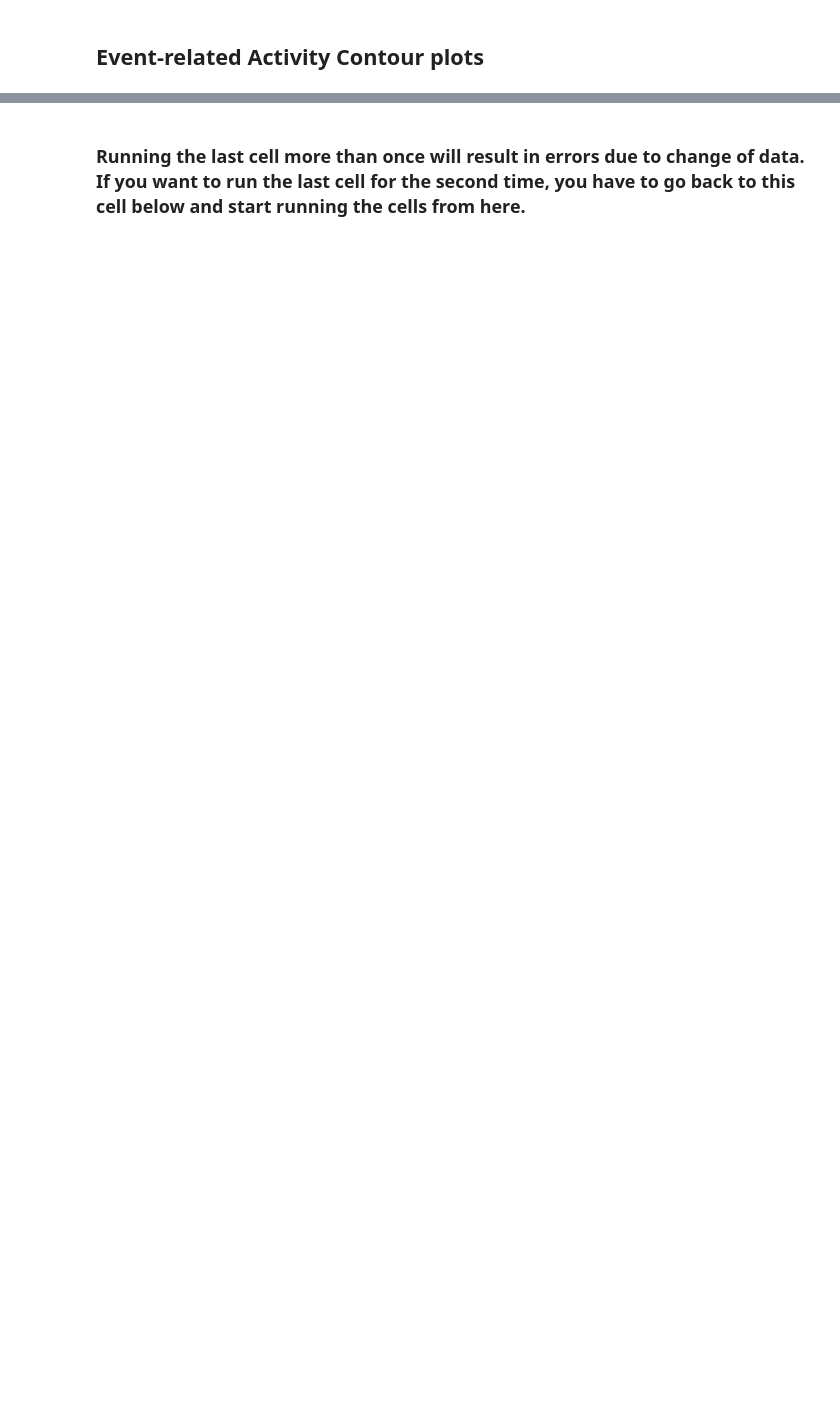
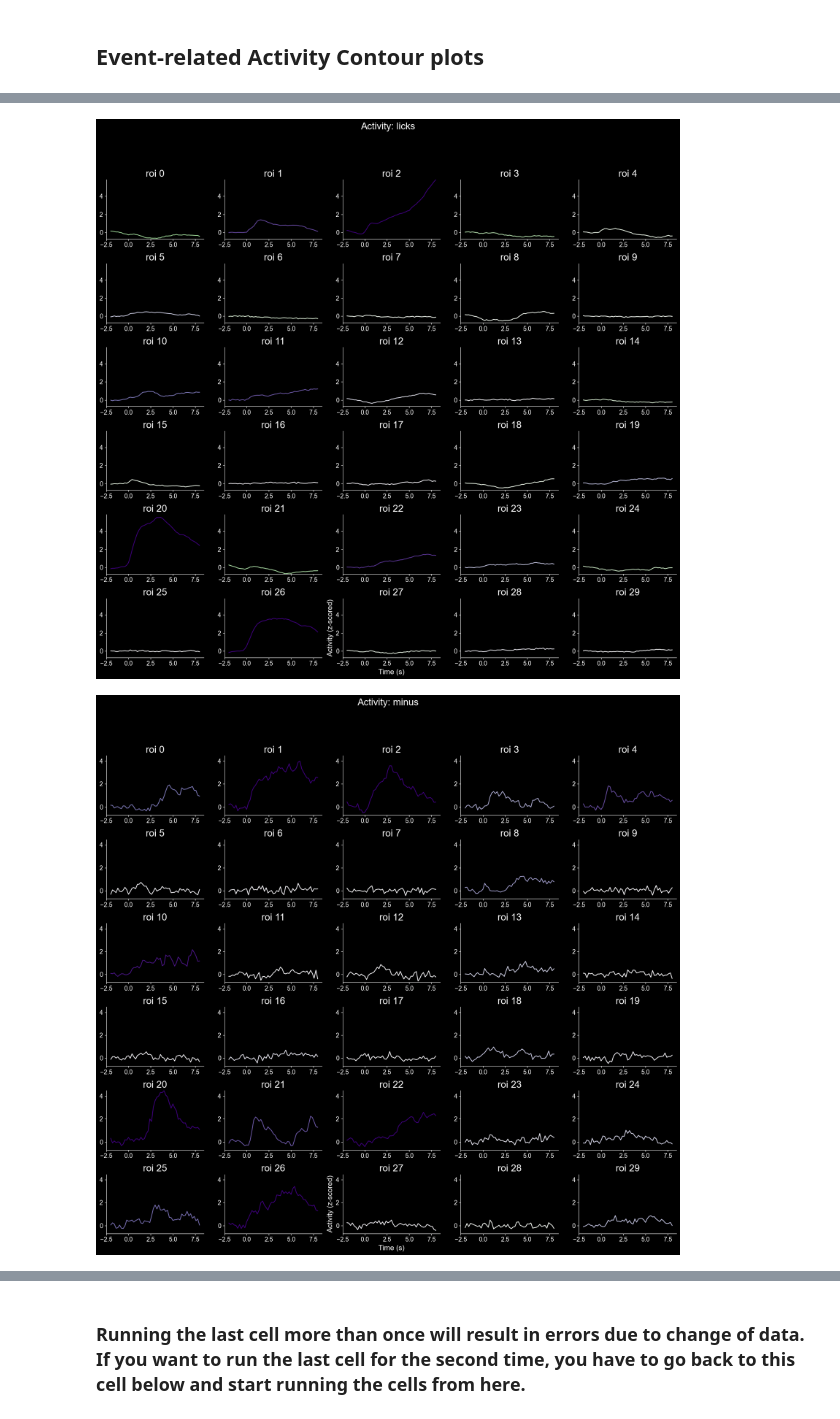
Before and after one commit to zhounapeuw/NAPE_imaging_postprocess, a Jupyter notebook: napeca_post/plot_activity_contours.ipynb, the cells around one changed output, grey strips where cells are left out. Drawn from its saved outputs; the diff is of its cells as text; code cells hidden in the pictures; blank space fills up the shorter version.

```diff
--- a/napeca_post/plot_activity_contours.ipynb
+++ b/napeca_post/plot_activity_contours.ipynb
@@ -293,56 +289,56 @@ def plot_contour(data_dict, analysis_win, name, color_idx):
 # %%
 # The main purpose of this function is for sanity check
 def plot_activity_subplots(data_dict, analysis_win, name, color_idx):
     """
     A function that takes in a name of an event, and a color index as parameter and
     plot each cell's change of activity corresponding to the specified event across a
     certain time frame as subplots
     """
 
+    tvec = np.linspace(-2, 8, data_dict[name]['num_samples'])
     trial_avg_data = np.mean(data_dict[name]['zdata'], axis=0)
-
     min_max = [np.min(trial_avg_data), np.max(trial_avg_data)]
 
-    # CZ these next two lines are the same as in the previous function
-    # getting the data corresponding to the activity name from the dictionary
-    contour_vector = np.mean(data_dict[name]['zdata']
-                                      [:,:,
-                                       utils.get_tvec_sample(tvec, analysis_win[0]):utils.get_tvec_sample(tvec, analysis_win[-1])],
-                                      axis=(0,2))
-    # making a copy of the original data vector for coloring purposes
-    orig_vector = np.copy(contour_vector)
+    contour_vector, orig_vector = generate_contour_vectors(data_dict, analysis_win, name)
+    norm, sm = generate_norm_map(orig_vector)
 
-    # normalize the values in the vector so that the colors can be properly indexed
-    for i in rois_to_include:
-        contour_vector[i] = abs(contour_vector[i])
-        contour_vector[i] *= 125
-        if (contour_vector[i] >= 255):
-            contour_vector[i] = 255
+    # Set the background color of the plot to black
+    plt.style.use('dark_background')
 
-    # plotting each cell's activity as subplots and color each plot based on the cell's
+    # Plotting each cell's activity as subplots and color each plot based on the cell's
     # activity value
     (fig, axs) = plt.subplots(nrows=6, ncols=5, figsize=(17, 17))
-    counter = 0;
-    for i in range(6): # CZ hardcode
+    fig.suptitle("Activity: " + name + "\n", fontsize=20, color='white')  # Set title color
+
+    counter = 0
+    for i in range(6):  # CZ hardcode
         for j in range(5):
+            color = sm.to_rgba(orig_vector[counter])  # Get color based on activity value
+            roi_color = color[:3]
 
-            if orig_vector[counter] > 0:
-                roi_color = pos_colors[color_idx][int(contour_vector[counter])]
-            else:
-                roi_color = neg_colors[color_idx][int(contour_vector[counter])]
-
-            axs[i, j].plot(tvec, trial_avg_data[counter,:],
-                           color=roi_color)
-            axs[i, j].set_title("roi " + str(counter), size=20)
+            axs[i, j].plot(tvec, trial_avg_data[counter,:], color=roi_color)
+            axs[i, j].set_title("roi " + str(counter), size=20, color='white')  # Set title color
             counter += 1
-            axs[i, j].tick_params(axis='both', which='major', labelsize=13)
-            axs[i, j].tick_params(axis='both', which='minor', labelsize=13)
+            axs[i, j].tick_params(axis='both', which='major', labelsize=13, colors='white')  # Set tick label color
+            axs[i, j].tick_params(axis='both', which='minor', labelsize=13, colors='white')  # Set tick label color
             axs[i, j].set_ylim(min_max)
-            if i == 0 and j == 0:
-                axs[i, j].set_xlabel('Time (s)', size=15)
-                axs[i, j].set_ylabel('Activity (z-scored)', size=15)
-            # Hide the right and top spines
+            if i == 5 and j == 2:
+                axs[i, j].set_xlabel('Time (s)', size=15, color='white')  # Set label color
+                axs[i, j].set_ylabel('Activity (z-scored)', size=15, color='white')  # Set label color
             axs[i, j].spines['right'].set_visible(False)
             axs[i, j].spines['top'].set_visible(False)
 
-    fig.tight_layout()
+    fig.tight_layout(rect=[0, 0.03, 1, 0.95])  # Adjust the position of the suptitle
+
+    # Set the styles of the plot back to normal
+    plt.style.use('default')
+    matplotlib.rcParams['pdf.fonttype'] = 42
+    matplotlib.rcParams['ps.fonttype'] = 42
+    plt.rcParams["font.family"] = "Arial"
+
+# Call the function for each condition
+for i in range(len(conditions)):
+    plot_activity_subplots(data_dict, analysis_win, conditions[i], 0)
+# %% [output]
+[figure, added]
+[figure, added]
```
Also changed, not shown: parts of 41 cells of this notebook, 7 other files.
